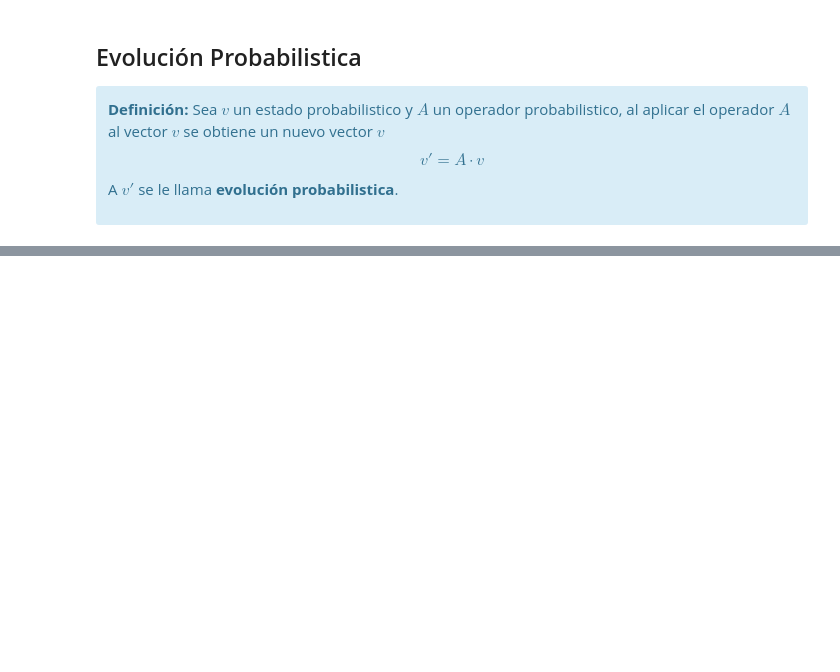
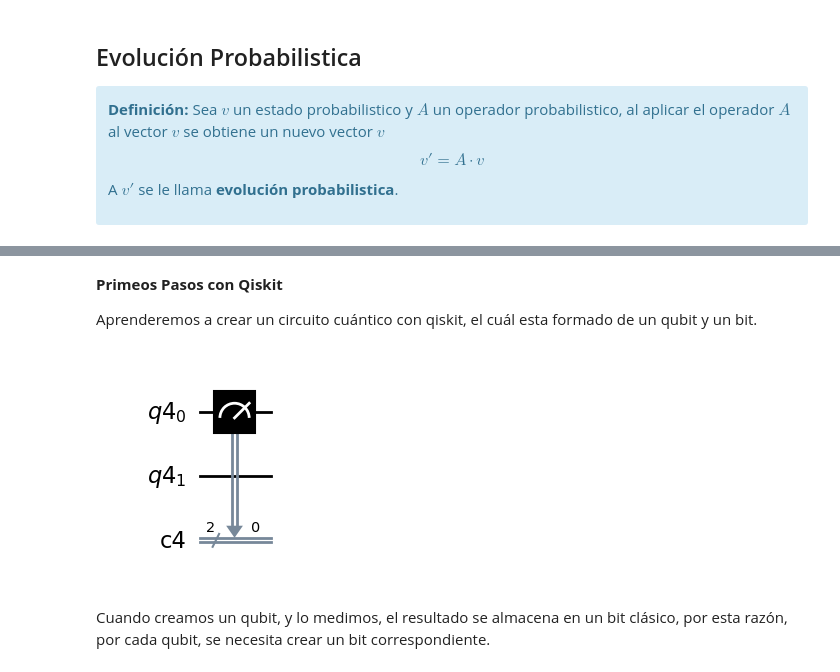
Before and after one commit to JoulesCH/computacion-cuantica, a Jupyter notebook: Charla-CIC Computación Cuántica.ipynb, the cells around one changed output, grey strips where cells are left out. Saved outputs shown, nothing was run; the diff lists cells and outputs as text; code cells hidden in the pictures; blank space fills up the shorter version.

```diff
--- a/Charla-CIC Computación Cuántica.ipynb
+++ b/Charla-CIC Computación Cuántica.ipynb
@@ -483,0 +608,20 @@ $$ \big( 0.2 \pstate{0} + 0.8 \pstate{1} \big) \otimes  \big( 0.6 \pstate{0} + 0
+# %% [markdown]
+**Primeos Pasos con Qiskit**
+
+Aprenderemos a crear un circuito cuántico con qiskit, el cuál esta formado de un qubit y un bit.
+# %%
+from qiskit import QuantumRegister, ClassicalRegister, QuantumCircuit, execute, Aer
+from random import randrange
+
+qreg = QuantumRegister(2) #crando un qubit
+creg = ClassicalRegister(2) #crando un bit clásico
+circuit = QuantumCircuit(qreg,creg) #creando el circuito
+
+# se define al asociar un qubit con un bit clásico
+circuit.measure(qreg[0],creg[0])
+
+circuit.draw(output='mpl')
+# %% [output]
+[figure, added]
+# %% [markdown]
+Cuando creamos un qubit, y lo medimos, el resultado se almacena en un bit clásico, por esta razón, por cada qubit, se necesita crear un bit correspondiente.
```
Also changed, not shown: parts of 8 cells of this notebook.
